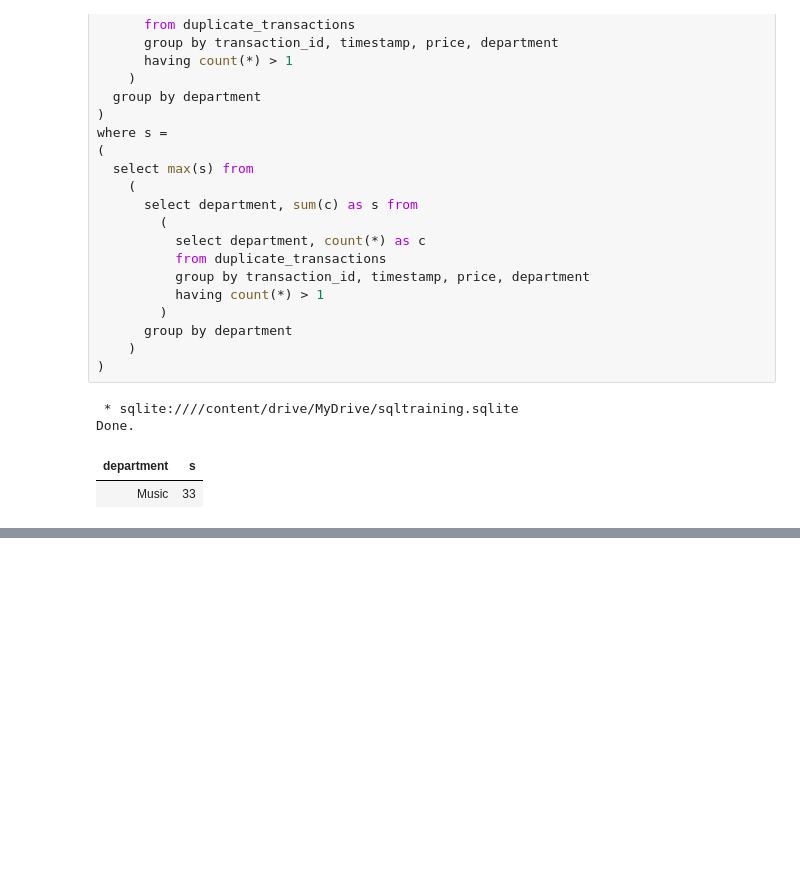
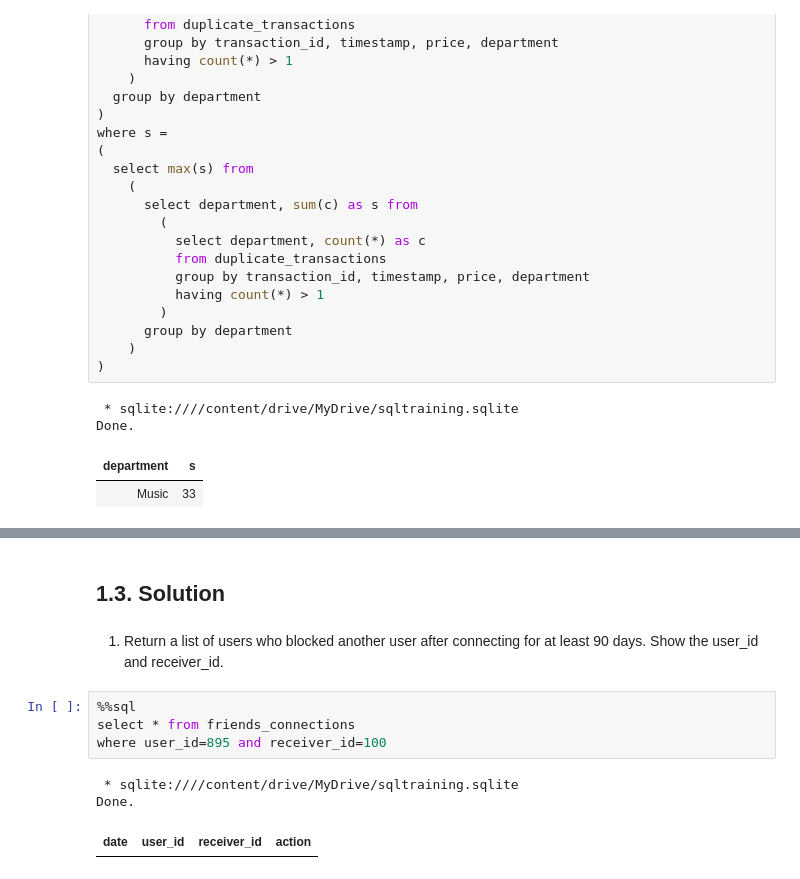
Before and after one commit to aakhterov/Python_practice, a Jupyter notebook: SQL_training.ipynb, the cells around one changed output, grey strips where cells are left out. Saved outputs shown, nothing was run; the diff lists cells and outputs as text; blank space fills up the shorter version.

```diff
--- a/SQL_training.ipynb
+++ b/SQL_training.ipynb
@@ -171,0 +237,12 @@ Done.
+# %% [markdown]
+## 1.3. Solution
+# %% [markdown]
+1. Return a list of users who blocked another user after connecting for at least 90 days. Show the user_id and receiver_id.
+# %%
+%%sql
+select * from friends_connections
+where user_id=895 and receiver_id=100
+# %% [output]
+ * sqlite:////content/drive/MyDrive/sqltraining.sqlite
+Done.
+| date | user_id | receiver_id | action |
```
Also changed, not shown: parts of 19 cells of this notebook.
